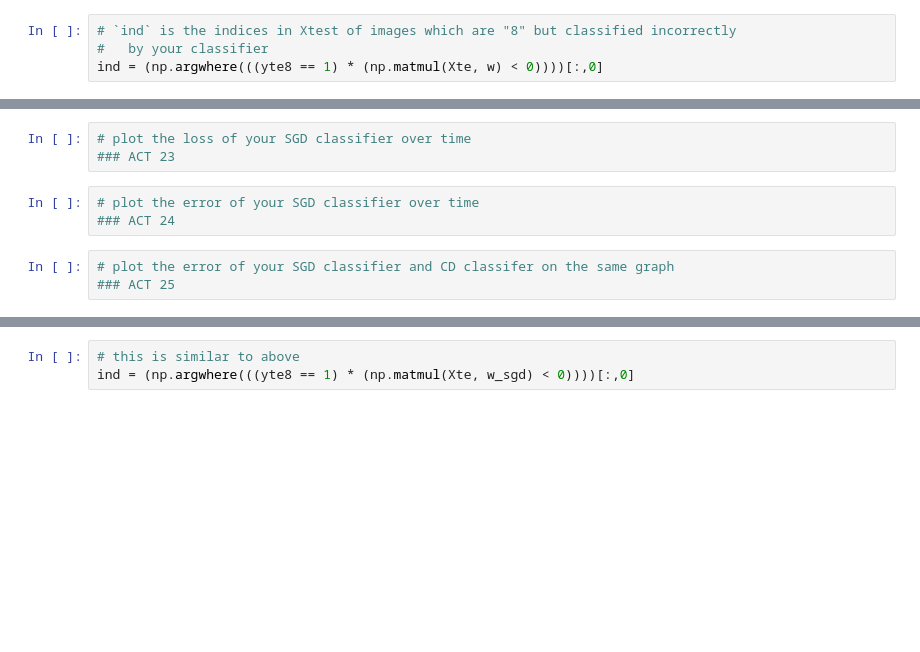
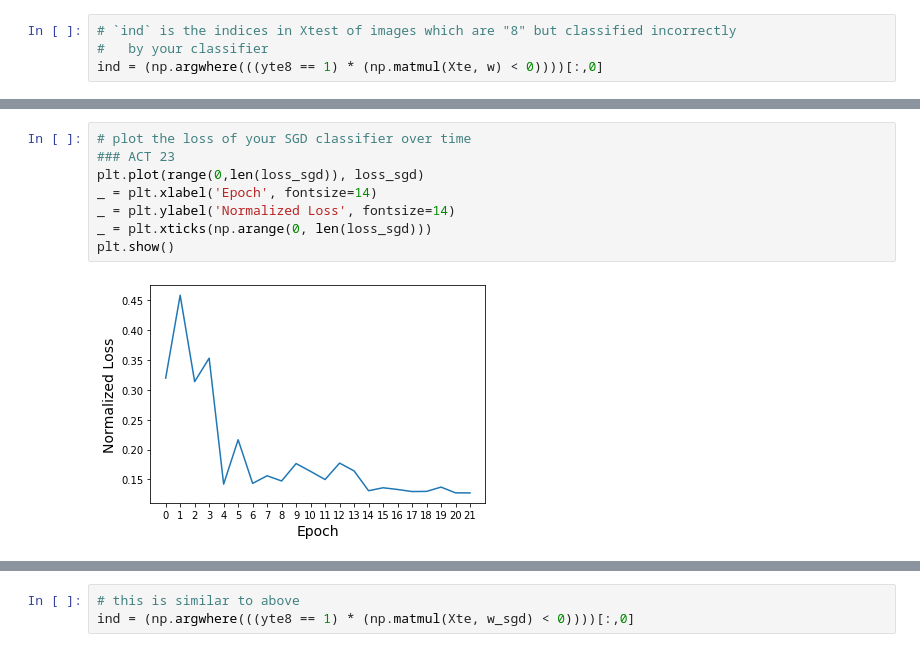
Before and after one commit to ebruun/COS324, a Jupyter notebook: A3/mnist-lr-single-unsolved(7).ipynb, the cells around one changed output, grey strips where cells are left out. Drawn from its saved outputs; the diff is of its cells as text; blank space fills up the shorter version.

```diff
--- a/A3/mnist-lr-single-unsolved(7).ipynb
+++ b/A3/mnist-lr-single-unsolved(7).ipynb
@@ -794,9 +829,10 @@ def sgd(X, y, h):
-# %%
-# plot the loss of your SGD classifier over time
-### ACT 23
-# %%
-# plot the error of your SGD classifier over time
-### ACT 24
-# %%
-# plot the error of your SGD classifier and CD classifer on the same graph
-### ACT 25
+# %%
+# plot the loss of your SGD classifier over time
+### ACT 23
+plt.plot(range(0,len(loss_sgd)), loss_sgd)
+_ = plt.xlabel('Epoch', fontsize=14)
+_ = plt.ylabel('Normalized Loss', fontsize=14)
+_ = plt.xticks(np.arange(0, len(loss_sgd)))
+plt.show()
+# %% [output]
+[figure, added]
```
Also changed, not shown: parts of 29 cells of this notebook.
